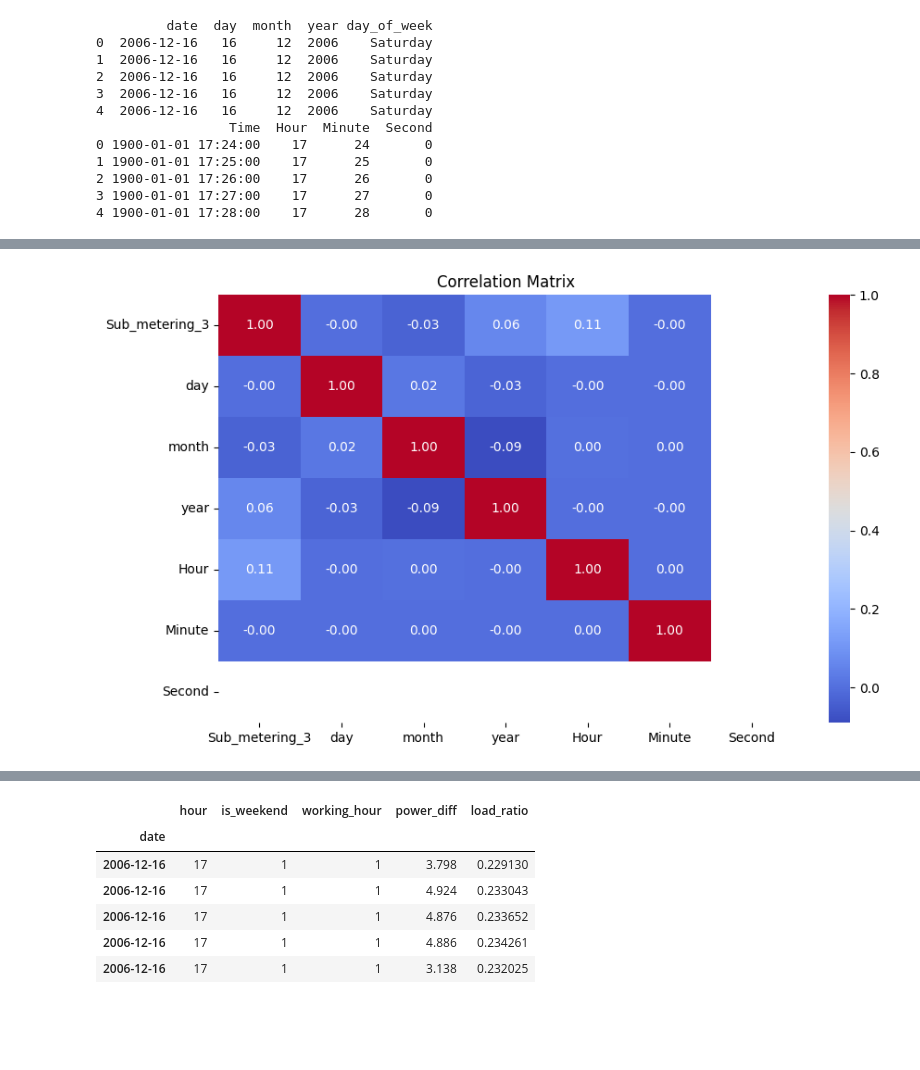
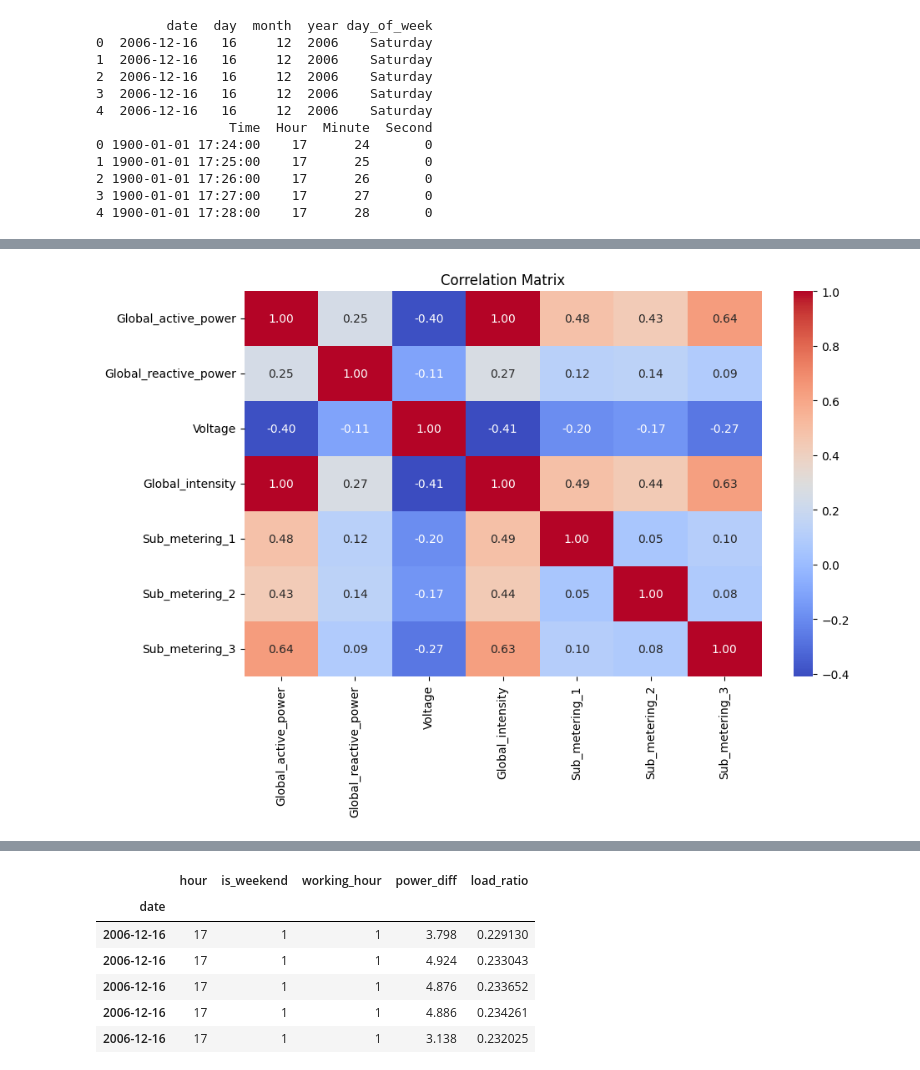
Before and after one commit to Bhuvaneswari-DS/powerpulse_project, a Jupyter notebook: power.ipynb, the cells around one changed output, grey strips where cells are left out. Cells and saved outputs as stored; diff of their text form; code cells hidden in the pictures; blank space fills up the shorter version.

```diff
--- a/power.ipynb
+++ b/power.ipynb
@@ -128,0 +149,24 @@ df.info()
+# %%
+import pandas as pd
+
+# Assuming your DataFrame is named df
+
+# Convert 'Date' to datetime
+
+df['Date'] = pd.to_datetime(df['Date'], errors='coerce')
+df['Time'] = pd.to_datetime(df['Time'], errors='coerce')  # 'coerce' will set invalid dates to NaT
+
+# Convert other object columns to numeric
+numeric_columns = [
+    'Global_active_power',
+    'Global_reactive_power',
+    'Voltage',
+    'Global_intensity',
+    'Sub_metering_1',
+    'Sub_metering_2'
+]
+
+for col in numeric_columns:
+    df[col] = pd.to_numeric(df[col], errors='coerce')  # 'coerce' will convert invalid parsing to NaN
+# %%
+df.drop(columns=['hour','Minute','Second','date_only','weekday'],inplace=True)
@@ -130,12 +203,30 @@ df.info()
 import matplotlib.pyplot as plt
 import seaborn as sns
 # %%
+import seaborn as sns
+import matplotlib.pyplot as plt
+
+# Define your continuous columns
+conti_col = [
+    'Global_active_power',
+    'Global_reactive_power',
+    'Voltage',
+    'Global_intensity',
+    'Sub_metering_1',
+    'Sub_metering_2',
+    'Sub_metering_3'
+]
+
+# Compute correlation matrix for those columns
+corr_matrix = df[conti_col].corr()
+
+# Plot heatmap
 plt.figure(figsize=(10, 6))
-sns.heatmap(df.corr(numeric_only=True), annot=True, cmap='coolwarm', fmt='.2f')
+sns.heatmap(corr_matrix, annot=True, cmap='coolwarm', fmt='.2f')
 plt.title("Correlation Matrix")
 plt.show()
 # %% [output]
-[figure, old version]
+[figure, new version]
 # %%
 numerical_cols = df.select_dtypes(include=['float64', 'int64']).columns
 clean_df = df[numerical_cols].dropna()
```
Also changed, not shown: parts of 14 cells of this notebook.
